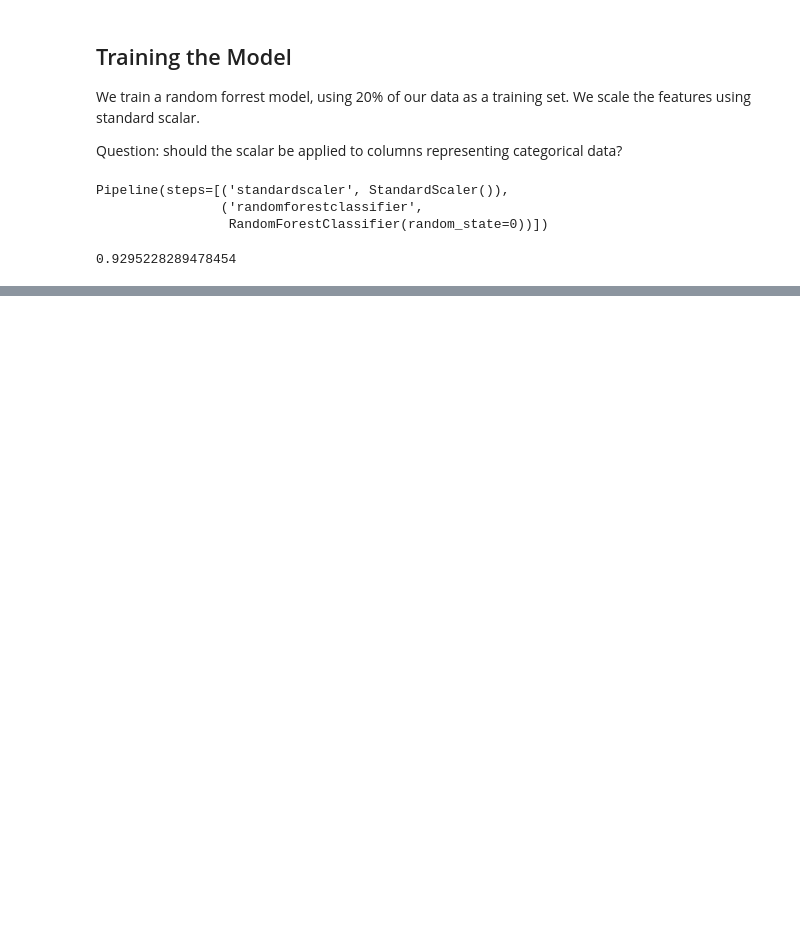
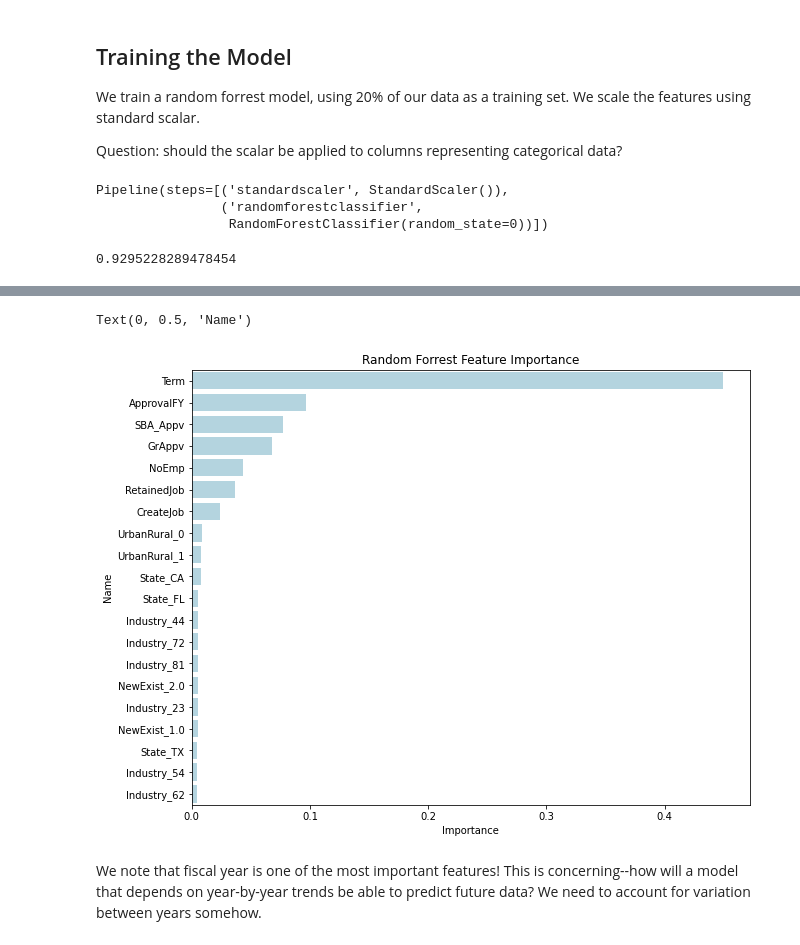
Before and after one commit to rkarpman/SpringboardCapstone2, a Jupyter notebook: Notebooks/2-first-model-attempt.ipynb, the cells around one changed output, grey strips where cells are left out. Drawn from its saved outputs; the diff is of its cells as text; code cells hidden in the pictures; blank space fills up the shorter version.

```diff
--- a/Notebooks/2-first-model-attempt.ipynb
+++ b/Notebooks/2-first-model-attempt.ipynb
@@ -43,0 +65,4 @@ df_pred = df[features]
+# %%
+import matplotlib.pyplot as plt
+x = df_pred.RetainedJob.value_counts()
+x
@@ -132,6 +153,7 @@ df_features = df_features.drop(df_features.columns[-25], axis = 1)
 # %%
 ## Array of predictors
 X = df_features.drop('MIS_Status_CHGOFF', axis = 1).values
+labels = df_features.drop('MIS_Status_CHGOFF', axis = 1).columns
 # %%
 ## Column of labels
 y = df_features['MIS_Status_CHGOFF'].values
@@ -167,0 +205,9 @@ accuracy_score(y_test, y_te_pred)
+# %%
+importances = RF_pipe['randomforestclassifier'].feature_importances_
+
+## Create a data frame listing feature names and importances
+features_ranked = pd.DataFrame(zip(labels, importances), columns = ['feature name', 'importance'])
+# %%
+## Print a table showing the tope 20 features
+features_ranked = features_ranked.sort_values('importance', ascending = False)
+features_ranked.head(20)
@@ -167,0 +232,14 @@ accuracy_score(y_test, y_te_pred)
+# %%
+import seaborn as sns
+plt.figure(figsize=(10,8))
+top_features = features_ranked[:20]
+sns.barplot(x=top_features['importance'], y=top_features['feature name'], color = 'lightblue')
+#Add chart labels
+plt.title('Random Forrest Feature Importance')
+plt.xlabel('Importance')
+plt.ylabel('Name')
+# %% [output]
+Text(0, 0.5, 'Name')
+[figure, added]
+# %% [markdown]
+We note that fiscal year is one of the most important features! This is concerning--how will a model that depends on year-by-year trends be able to predict future data? We need to account for variation between years somehow.
```
Also changed, not shown: parts of 16 cells of this notebook.
